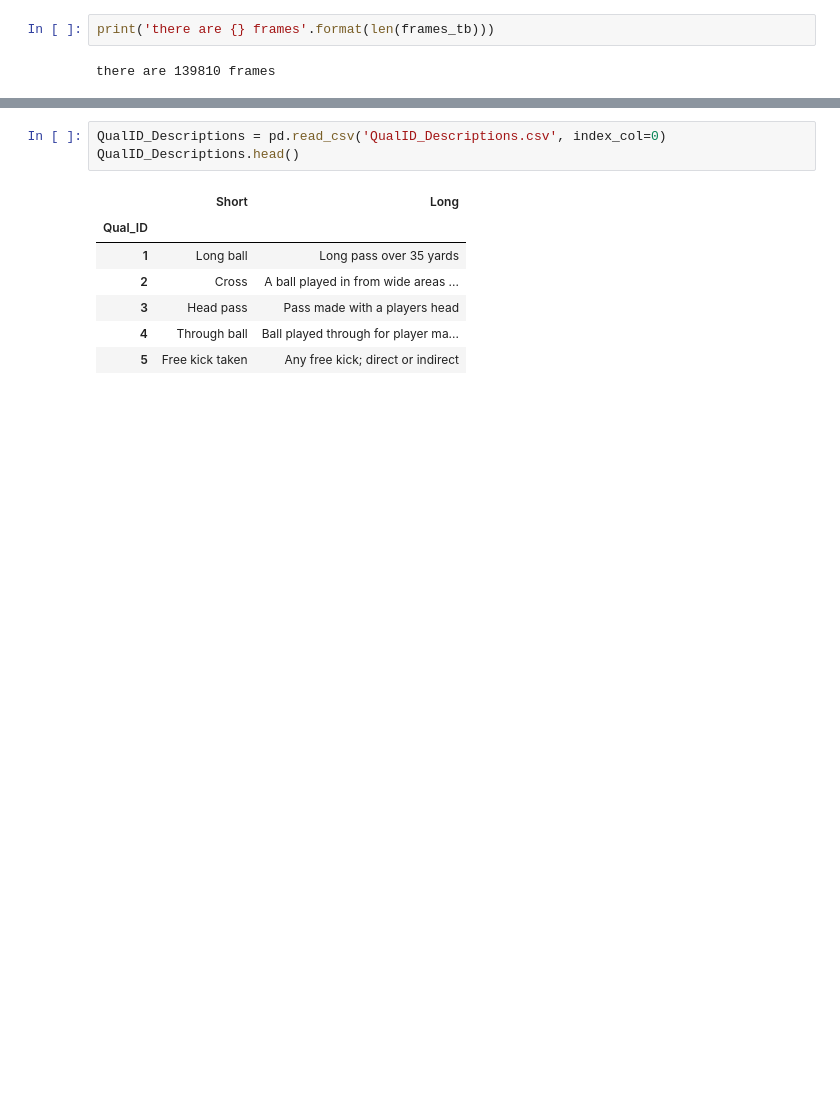
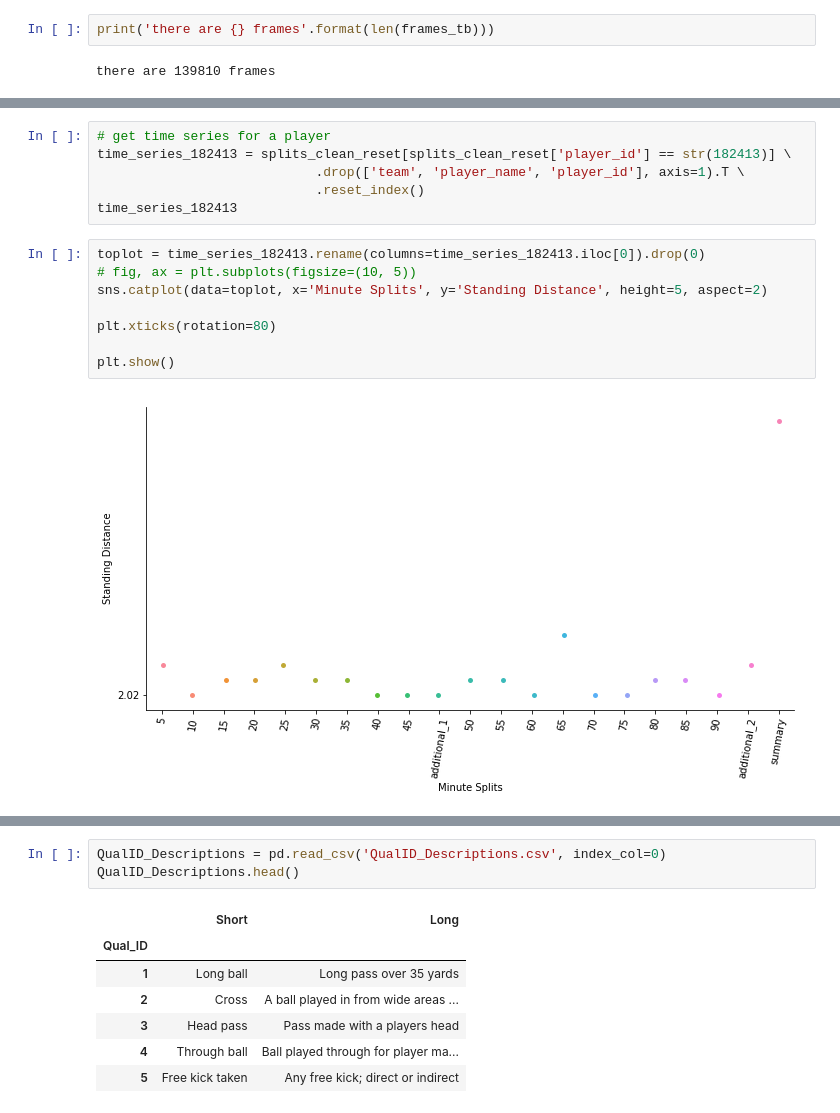
Before and after one commit to Jbalkan/SoccerTrackingData3, a Jupyter notebook: 1_Split_Metrics.ipynb, the cells around one changed output, grey strips where cells are left out. Cells and saved outputs as stored; diff of their text form; blank space fills up the shorter version.

```diff
--- a/1_Split_Metrics.ipynb
+++ b/1_Split_Metrics.ipynb
@@ -63,0 +124,16 @@ there are 139810 frames
+# %%
+# get time series for a player
+time_series_182413 = splits_clean_reset[splits_clean_reset['player_id'] == str(182413)] \
+                            .drop(['team', 'player_name', 'player_id'], axis=1).T \
+                            .reset_index()
+time_series_182413
+# %%
+toplot = time_series_182413.rename(columns=time_series_182413.iloc[0]).drop(0)
+# fig, ax = plt.subplots(figsize=(10, 5))
+sns.catplot(data=toplot, x='Minute Splits', y='Standing Distance', height=5, aspect=2)
+
+plt.xticks(rotation=80)
+
+plt.show()
+# %% [output]
+[figure, added]
```
Also changed, not shown: parts of 60 cells of this notebook, 6 other files.
